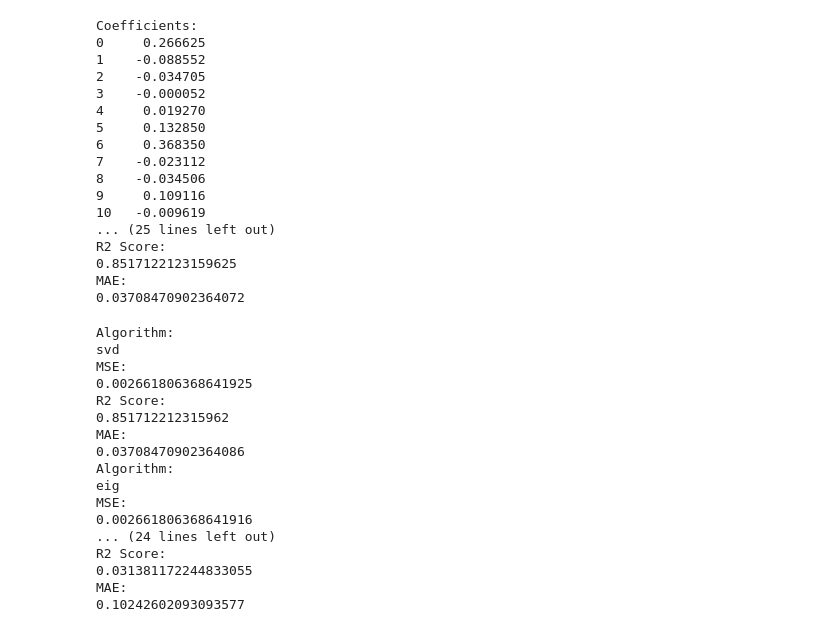
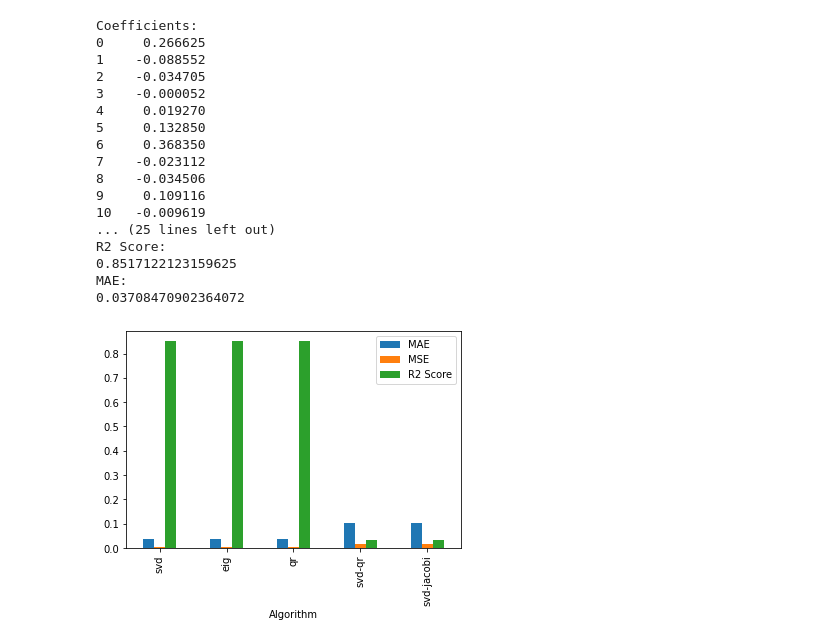
Before and after one commit to dgoel200113/DATA_SCIENCE-CONVO-AI, a Jupyter notebook: dhruvgoel-102083029-ds-assign1.ipynb, the cells around one changed output. Drawn from its saved outputs; the diff is of its cells as text; code cells hidden in the pictures.

```diff
--- a/dhruvgoel-102083029-ds-assign1.ipynb
+++ b/dhruvgoel-102083029-ds-assign1.ipynb
@@ -468,34 +468,21 @@ R2 Score:
 MAE:
 0.03708470902364072
 # %%
+import pandas
+models = pd.DataFrame(columns=["Algorithm","MAE","MSE","R2 Score"])
 algorithm = ['svd', 'eig', 'qr', 'svd-qr', 'svd-jacobi']
 for i in algorithm:
-    print("Algorithm:")
-    print(i)
     lr = LinearRegression(fit_intercept = True, normalize = False, algorithm = i)
     reg = lr.fit(X_train,y_train)
-    preds = lr.predict(X_test)
-    print("MSE:")
-    print(cuml.metrics.regression.mean_squared_error(y_test,preds))
-    print("R2 Score:")
-    print(cuml.metrics.regression.r2_score(y_test,preds))
-    print("MAE:")
-    print(cuml.metrics.regression.mean_absolute_error(y_test,preds))
+    preds=lr.predict(X_test)
+    MSE=cuml.metrics.regression.mean_squared_error(y_test,preds)
+    R2_Score=cuml.metrics.regression.r2_score(y_test,preds)
+    MAE=cuml.metrics.regression.mean_absolute_error(y_test,preds)
+    new_row = {"Algorithm": i,"MAE": MAE, "MSE": MSE,"R2 Score": R2_Score}
+    models = models.append(new_row, ignore_index=True)
+models.set_index("Algorithm",inplace=True)
+model=models.to_pandas()
+model.plot.bar()
+plt.show()
 # %% [output]
-Algorithm:
-svd
-MSE:
-0.002661806368641925
-R2 Score:
-0.851712212315962
-MAE:
-0.03708470902364086
-Algorithm:
-eig
-MSE:
-0.002661806368641916
-... (24 lines left out)
-R2 Score:
-0.031381172244833055
-MAE:
-0.10242602093093577
+[figure, added]
```
Also changed, not shown: parts of 1 cell of this notebook.
